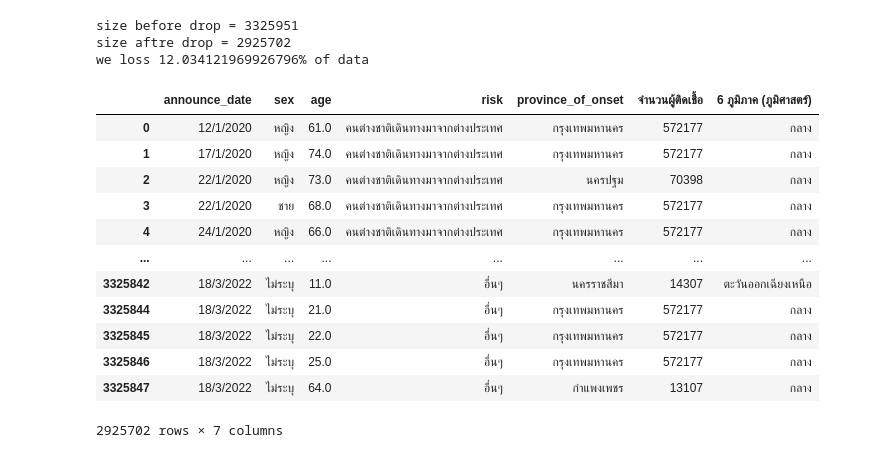
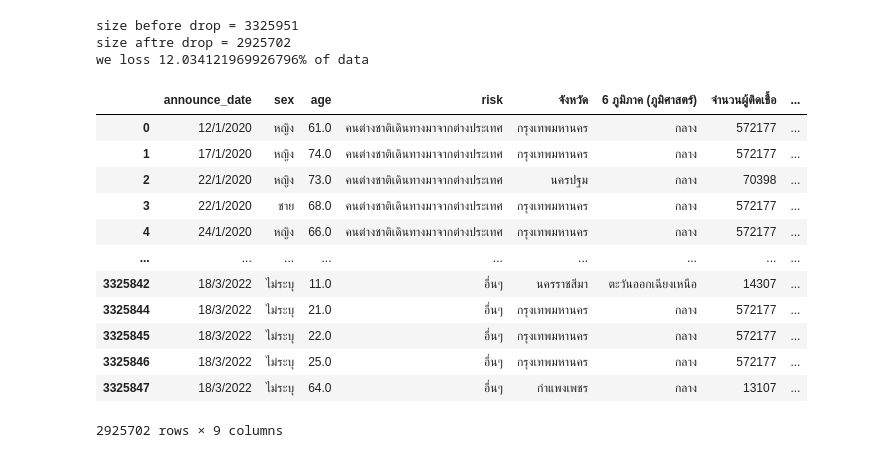
Before and after one commit to Kanyarat-S/data_viz_2020, a Jupyter notebook: Project_python.ipynb, the cells around one changed output. Cells and saved outputs as stored; diff of their text form; code cells hidden in the pictures.

```diff
--- a/Project_python.ipynb
+++ b/Project_python.ipynb
@@ -872,19 +870,19 @@ size before drop = 3325951
 size aftre drop = 2925702
 we loss 12.034121969926796% of data
 # %%
-datafinal = data_project[['announce_date','sex','age','risk','province_of_onset','จำนวนผู้ติดเชื้อ','6 ภูมิภาค (ภูมิศาสตร์)']]
-datafinal
+databeforeuse = data_project[['announce_date','sex','age','risk','จังหวัด','6 ภูมิภาค (ภูมิศาสตร์)','จำนวนผู้ติดเชื้อ','จำนวนประชากร','จำนวนการฆ่าตัวตาย']]
+databeforeuse
 # %% [output]
-|  | announce_date | sex | age | risk | province_of_onset | จำนวนผู้ติดเชื้อ | 6 ภูมิภาค (ภูมิศาสตร์) |
-| 0 | 12/1/2020 | หญิง | 61.0 | คนต่างชาติเดินทางมาจากต่างประเทศ | กรุงเทพมหานคร | 572177 | กลาง |
-| 1 | 17/1/2020 | หญิง | 74.0 | คนต่างชาติเดินทางมาจากต่างประเทศ | กรุงเทพมหานคร | 572177 | กลาง |
-| 2 | 22/1/2020 | หญิง | 73.0 | คนต่างชาติเดินทางมาจากต่างประเทศ | นครปฐม | 70398 | กลาง |
-| 3 | 22/1/2020 | ชาย | 68.0 | คนต่างชาติเดินทางมาจากต่างประเทศ | กรุงเทพมหานคร | 572177 | กลาง |
-| 4 | 24/1/2020 | หญิง | 66.0 | คนต่างชาติเดินทางมาจากต่างประเทศ | กรุงเทพมหานคร | 572177 | กลาง |
-| ... | ... | ... | ... | ... | ... | ... | ... |
-| 3325842 | 18/3/2022 | ไม่ระบุ | 11.0 | อื่นๆ | นครราชสีมา | 14307 | ตะวันออกเฉียงเหนือ |
-| 3325844 | 18/3/2022 | ไม่ระบุ | 21.0 | อื่นๆ | กรุงเทพมหานคร | 572177 | กลาง |
-| 3325845 | 18/3/2022 | ไม่ระบุ | 22.0 | อื่นๆ | กรุงเทพมหานคร | 572177 | กลาง |
-| 3325846 | 18/3/2022 | ไม่ระบุ | 25.0 | อื่นๆ | กรุงเทพมหานคร | 572177 | กลาง |
-| 3325847 | 18/3/2022 | ไม่ระบุ | 64.0 | อื่นๆ | กำแพงเพชร | 13107 | กลาง |
+|  | announce_date | sex | age | risk | จังหวัด | 6 ภูมิภาค (ภูมิศาสตร์) | จำนวนผู้ติดเชื้อ | ... |
+| 0 | 12/1/2020 | หญิง | 61.0 | คนต่างชาติเดินทางมาจากต่างประเทศ | กรุงเทพมหานคร | กลาง | 572177 | ... |
+| 1 | 17/1/2020 | หญิง | 74.0 | คนต่างชาติเดินทางมาจากต่างประเทศ | กรุงเทพมหานคร | กลาง | 572177 | ... |
+| 2 | 22/1/2020 | หญิง | 73.0 | คนต่างชาติเดินทางมาจากต่างประเทศ | นครปฐม | กลาง | 70398 | ... |
+| 3 | 22/1/2020 | ชาย | 68.0 | คนต่างชาติเดินทางมาจากต่างประเทศ | กรุงเทพมหานคร | กลาง | 572177 | ... |
+| 4 | 24/1/2020 | หญิง | 66.0 | คนต่างชาติเดินทางมาจากต่างประเทศ | กรุงเทพมหานคร | กลาง | 572177 | ... |
+| ... | ... | ... | ... | ... | ... | ... | ... | ... |
+| 3325842 | 18/3/2022 | ไม่ระบุ | 11.0 | อื่นๆ | นครราชสีมา | ตะวันออกเฉียงเหนือ | 14307 | ... |
+| 3325844 | 18/3/2022 | ไม่ระบุ | 21.0 | อื่นๆ | กรุงเทพมหานคร | กลาง | 572177 | ... |
+| 3325845 | 18/3/2022 | ไม่ระบุ | 22.0 | อื่นๆ | กรุงเทพมหานคร | กลาง | 572177 | ... |
+| 3325846 | 18/3/2022 | ไม่ระบุ | 25.0 | อื่นๆ | กรุงเทพมหานคร | กลาง | 572177 | ... |
+| 3325847 | 18/3/2022 | ไม่ระบุ | 64.0 | อื่นๆ | กำแพงเพชร | กลาง | 13107 | ... |
-2925702 rows × 7 columns
+2925702 rows × 9 columns
```
Also changed, not shown: parts of 8 cells of this notebook.
